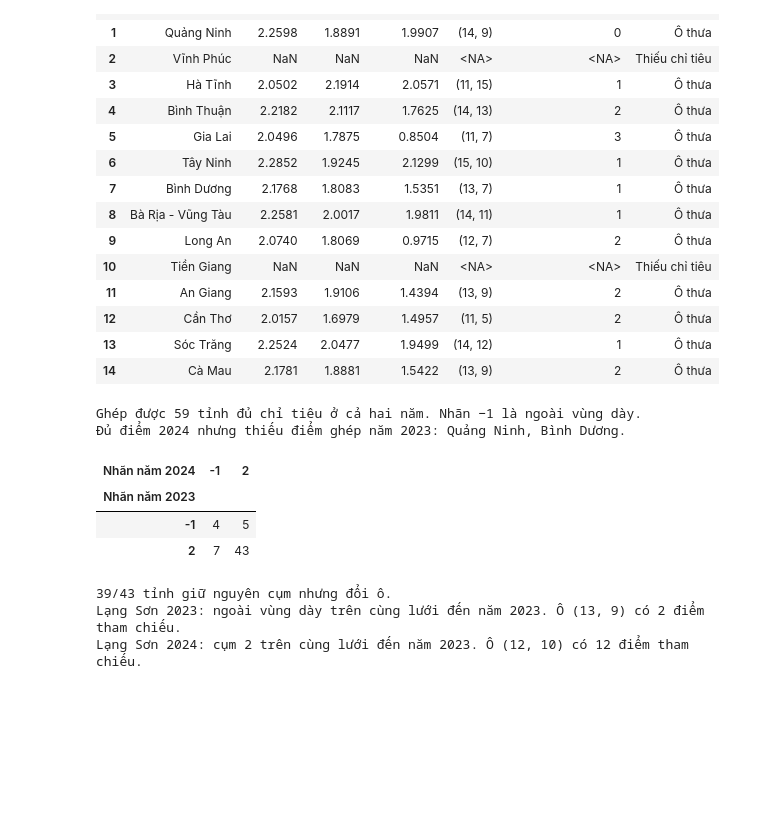
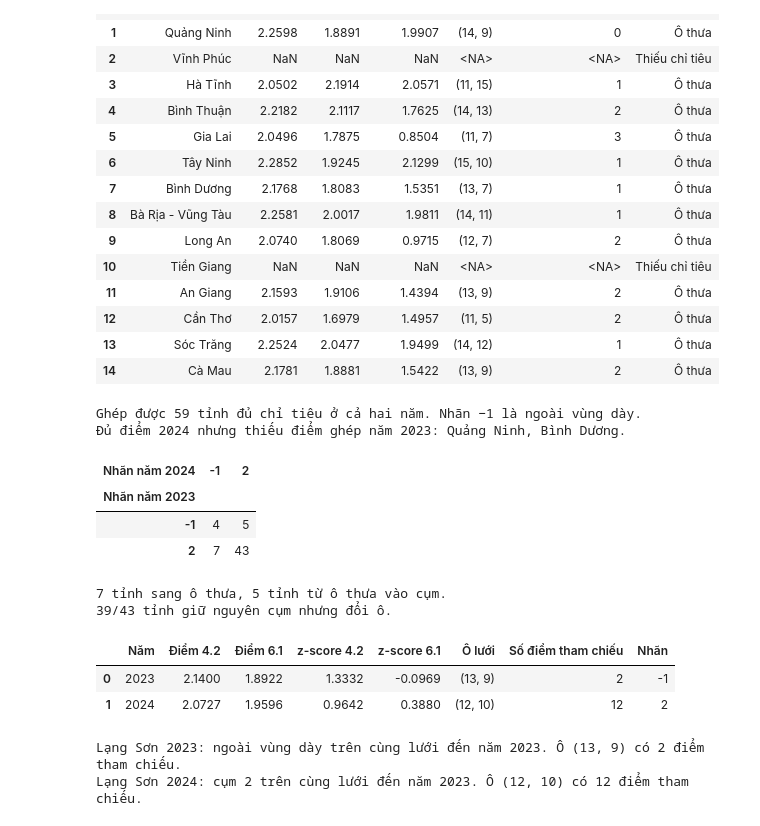
Before and after one commit to JasonTM17/Grid_Based_Sociology, a Jupyter notebook: submissions/01-giua-ky/Nhom15_GiuaKy_STING_PAPI.ipynb, the cells around one changed output. Drawn from its saved outputs; the diff is of its cells as text; code cells hidden in the pictures; blank space fills up the shorter version.

```diff
--- a/submissions/01-giua-ky/Nhom15_GiuaKy_STING_PAPI.ipynb
+++ b/submissions/01-giua-ky/Nhom15_GiuaKy_STING_PAPI.ipynb
@@ -1043,31 +1065,45 @@ Cả 13/13 tỉnh ô thưa năm 2024 đều có |z| ≤ 3 trên lưới tham chi
 # %%
 eligible_2023 = assignments.loc[assignments.year.eq(2023)].dropna(subset=["cluster"])
 paired = eligible_2023.merge(eligible_2024, on="province_code", suffixes=("_2023", "_2024"), validate="one_to_one")
 transition = pd.crosstab(paired.cluster_2023, paired.cluster_2024,
                          rownames=["Nhãn năm 2023"], colnames=["Nhãn năm 2024"])
 print(f"Ghép được {len(paired)} tỉnh đủ chỉ tiêu ở cả hai năm. Nhãn −1 là ngoài vùng dày.")
 unmatched = eligible_2024.loc[~eligible_2024.province_code.isin(paired.province_code), "province_vi"]
 print(f"Đủ điểm 2024 nhưng thiếu điểm ghép năm 2023: {', '.join(unmatched)}.")
 display(transition)
+to_sparse = paired.cluster_2023.ge(0) & paired.cluster_2024.eq(-1)
+to_cluster = paired.cluster_2023.eq(-1) & paired.cluster_2024.ge(0)
+print(f"{to_sparse.sum()} tỉnh sang ô thưa, {to_cluster.sum()} tỉnh từ ô thưa vào cụm.")
 same_cluster = paired.loc[paired.cluster_2023.ge(0) & paired.cluster_2023.eq(paired.cluster_2024)]
 changed_cells = same_cluster.grid_cell_2023.ne(same_cluster.grid_cell_2024).sum()
 print(f"{changed_cells}/{len(same_cluster)} tỉnh giữ nguyên cụm nhưng đổi ô.")
 
-example = assignments.loc[assignments.province_vi.eq("Lạng Sơn")].sort_values("year")
-for row in example.itertuples(index=False):
+lang_son = assignments.loc[assignments.province_vi.eq("Lạng Sơn")].sort_values("year").copy()
+z_cols = [f"z_{feature}" for feature in feats]
+lang_son[z_cols] = ref_scaler.transform(lang_son[feats])
+display(lang_son[["year", *feats, *z_cols, "grid_cell", "reference_count", "cluster"]].rename(columns={
+    "year": "Năm", "sd_4_2": "Điểm 4.2", "sd_6_1": "Điểm 6.1",
+    "z_sd_4_2": "z-score 4.2", "z_sd_6_1": "z-score 6.1",
+    "grid_cell": "Ô lưới", "reference_count": "Số điểm tham chiếu", "cluster": "Nhãn",
+}).round(4).reset_index(drop=True))
+for row in lang_son.itertuples(index=False):
     region = "ngoài vùng dày" if row.cluster == -1 else f"cụm {row.cluster}"
     print(f"Lạng Sơn {row.year}: {region} trên cùng lưới đến năm 2023. "
           f"Ô {row.grid_cell} có {row.reference_count} điểm tham chiếu.")
 # %% [output]
 Ghép được 59 tỉnh đủ chỉ tiêu ở cả hai năm. Nhãn −1 là ngoài vùng dày.
 Đủ điểm 2024 nhưng thiếu điểm ghép năm 2023: Quảng Ninh, Bình Dương.
 | Nhãn năm 2024 | -1 | 2 |
 | Nhãn năm 2023 |  |  |
 | -1 | 4 | 5 |
 | 2 | 7 | 43 |
+7 tỉnh sang ô thưa, 5 tỉnh từ ô thưa vào cụm.
 39/43 tỉnh giữ nguyên cụm nhưng đổi ô.
-Lạng Sơn 2023: ngoài vùng dày trên cùng lưới đến năm 2023. Ô (13, 9) có 2 điểm tham chiếu.
-Lạng Sơn 2024: cụm 2 trên cùng lưới đến năm 2023. Ô (12, 10) có 12 điểm tham chiếu.
+|  | Năm | Điểm 4.2 | Điểm 6.1 | z-score 4.2 | z-score 6.1 | Ô lưới | Số điểm tham chiếu | Nhãn |
+| 0 | 2023 | 2.1400 | 1.8922 | 1.3332 | -0.0969 | (13, 9) | 2 | -1 |
+| 1 | 2024 | 2.0727 | 1.9596 | 0.9642 | 0.3880 | (12, 10) | 12 | 2 |
+Lạng Sơn 2023: ngoài vùng dày trên cùng lưới đến năm 2023. Ô (13, 9) có 2 điểm tham chiếu.
+Lạng Sơn 2024: cụm 2 trên cùng lưới đến năm 2023. Ô (12, 10) có 12 điểm tham chiếu.
 # %% [markdown]
 ## 5. Kết luận và hạn chế
 
```
Also changed, not shown: parts of 8 cells of this notebook, 28 other files.
